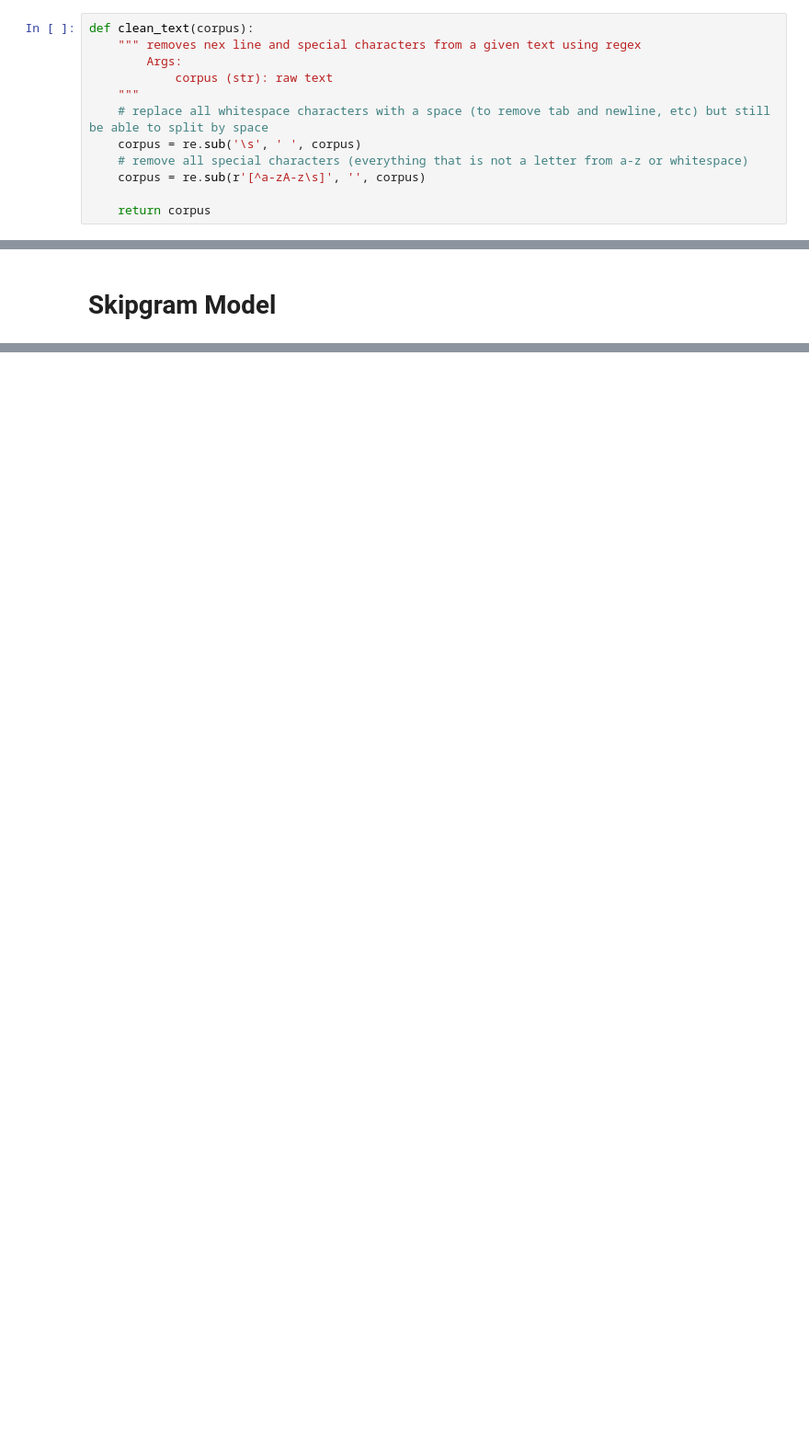
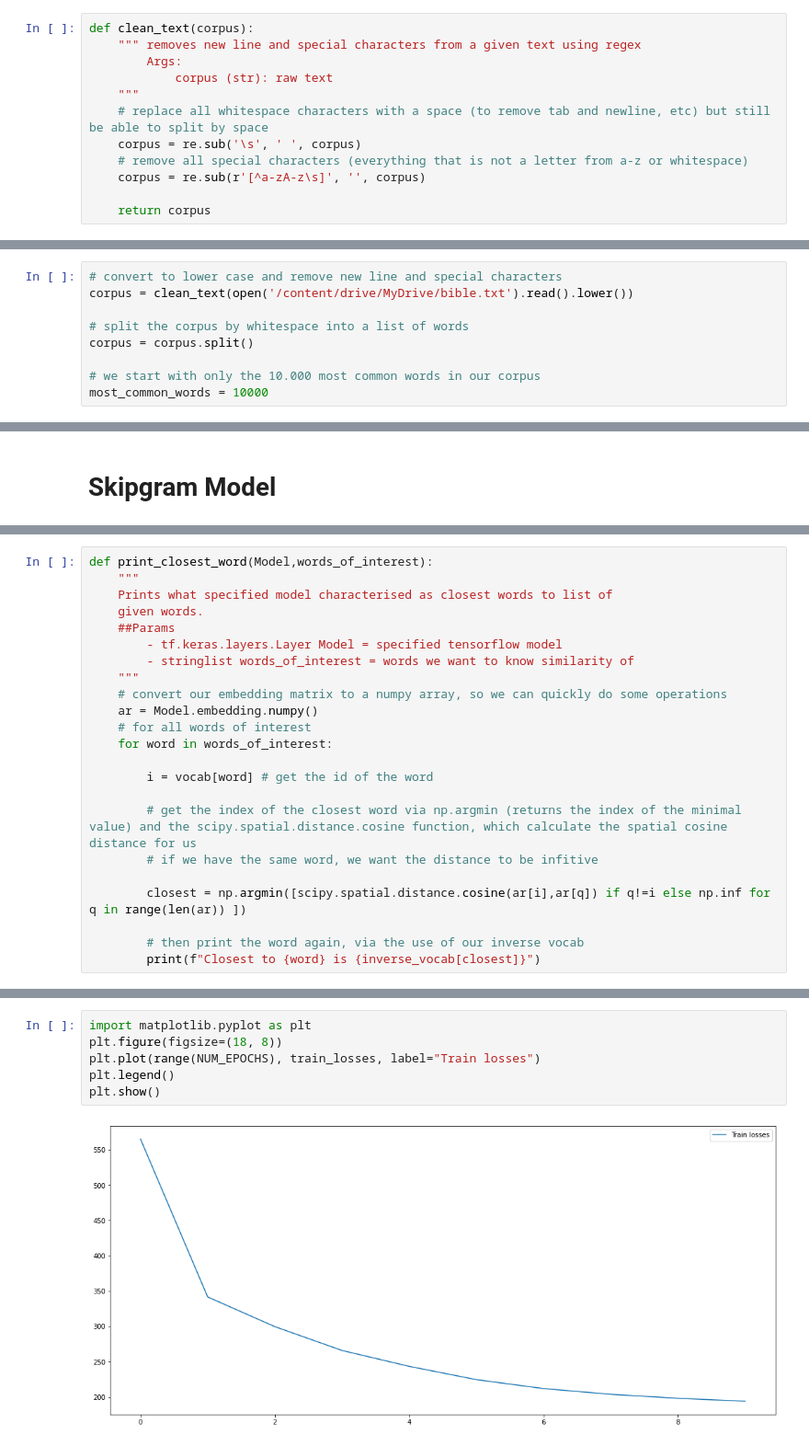
Before and after one commit to tara-schuchort/IANNWTF, a Jupyter notebook: Homework_10/IANNWTF_10.ipynb, the cells around one changed output, grey strips where cells are left out. Shown at 92% size. Drawn from its saved outputs; the diff is of its cells as text; blank space fills up the shorter version.

Commit message:
Working solution, already trained

```diff
--- a/Homework_10/IANNWTF_10.ipynb
+++ b/Homework_10/IANNWTF_10.ipynb
@@ -41,6 +49,6 @@ Mounted at /content/drive
 # %%
 def clean_text(corpus):
-    """ removes nex line and special characters from a given text using regex
+    """ removes new line and special characters from a given text using regex
         Args:
             corpus (str): raw text
     """
@@ -79,0 +61,9 @@ for index, token in enumerate(top_tokens):
+# %%
+# convert to lower case and remove new line and special characters
+corpus = clean_text(open('/content/drive/MyDrive/bible.txt').read().lower())
+
+# split the corpus by whitespace into a list of words
+corpus = corpus.split()
+
+# we start with only the 10.000 most common words in our corpus
+most_common_words = 10000
@@ -89,0 +208,23 @@ class Skipgram(tf.keras.Model):
+# %%
+def print_closest_word(Model,words_of_interest):
+    """
+    Prints what specified model characterised as closest words to list of
+    given words.
+    ##Params
+        - tf.keras.layers.Layer Model = specified tensorflow model
+        - stringlist words_of_interest = words we want to know similarity of
+    """
+    # convert our embedding matrix to a numpy array, so we can quickly do some operations
+    ar = Model.embedding.numpy()
+    # for all words of interest
+    for word in words_of_interest:
+
+        i = vocab[word] # get the id of the word
+
+        # get the index of the closest word via np.argmin (returns the index of the minimal value) and the scipy.spatial.distance.cosine function, which calculate the spatial cosine distance for us
+        # if we have the same word, we want the distance to be infitive
+
+        closest = np.argmin([scipy.spatial.distance.cosine(ar[i],ar[q]) if q!=i else np.inf for q in range(len(ar)) ])
+
+        # then print the word again, via the use of our inverse vocab
+        print(f"Closest to {word} is {inverse_vocab[closest]}")
@@ -89,0 +379,8 @@ class Skipgram(tf.keras.Model):
+# %%
+import matplotlib.pyplot as plt
+plt.figure(figsize=(18, 8))
+plt.plot(range(NUM_EPOCHS), train_losses, label="Train losses")
+plt.legend()
+plt.show()
+# %% [output]
+[figure, added]
```
Also changed, not shown: parts of 18 cells of this notebook.
